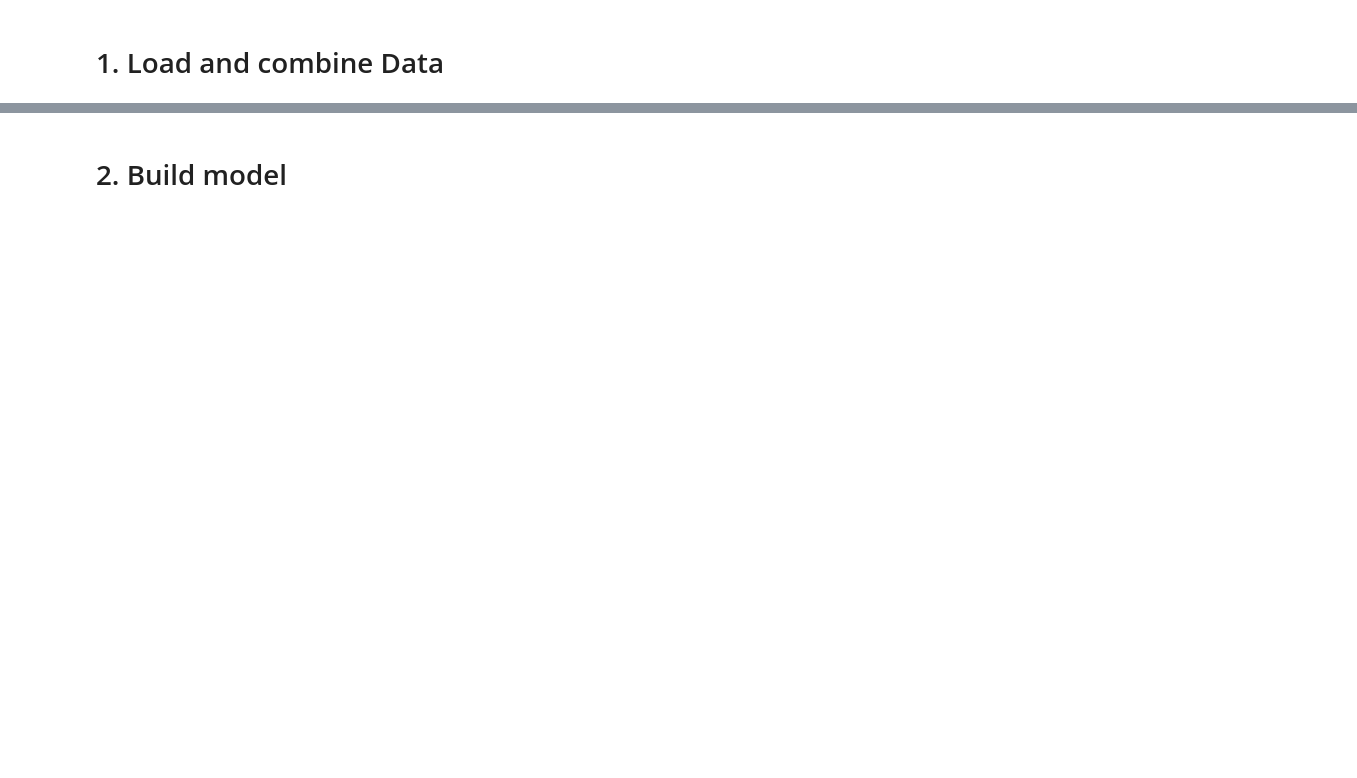
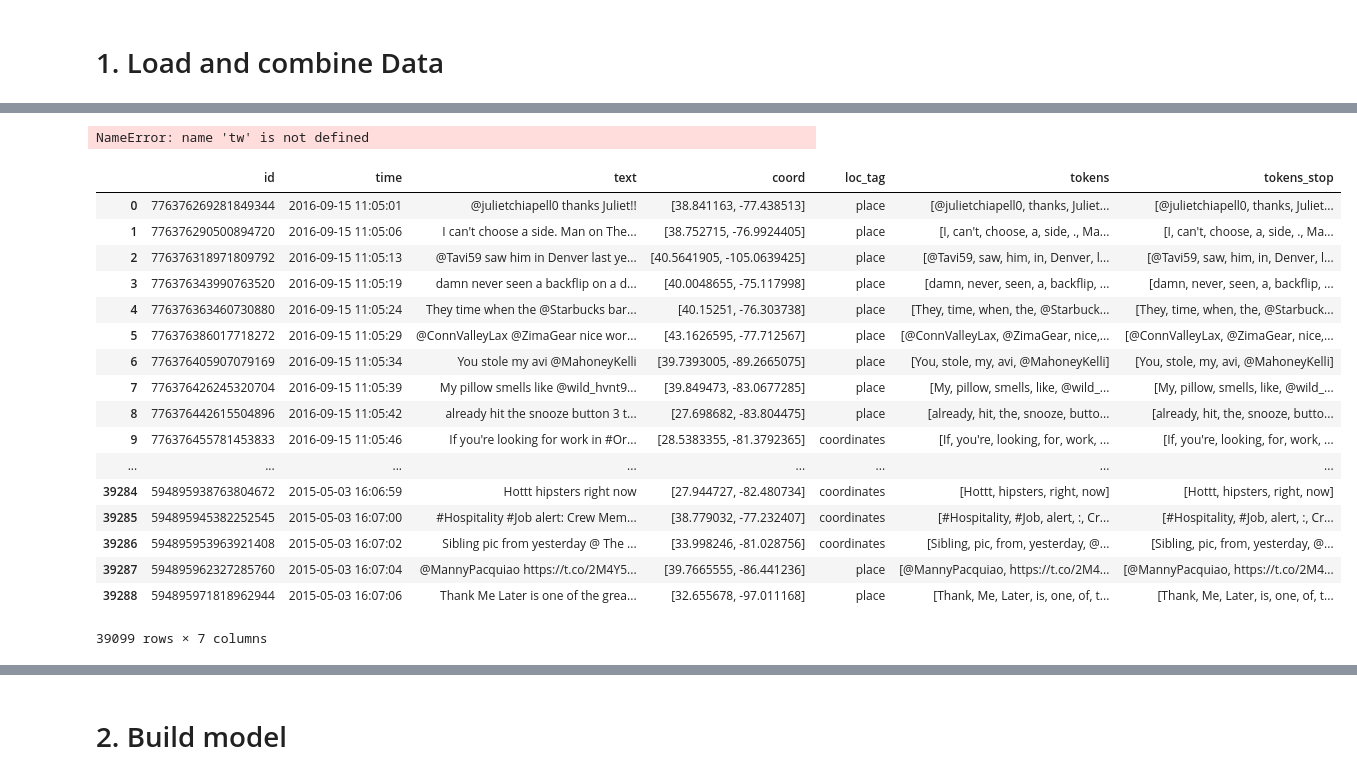
Before and after one commit to DrosoNeuro/Semester_Project, a Jupyter notebook: Analysis_ProcessedTweets/Analysis_ProcessedTweets.ipynb, the cells around one changed output, grey strips where cells are left out. Saved outputs shown, nothing was run; the diff lists cells and outputs as text; code cells hidden in the pictures; blank space fills up the shorter version.

```diff
--- a/Analysis_ProcessedTweets/Analysis_ProcessedTweets.ipynb
+++ b/Analysis_ProcessedTweets/Analysis_ProcessedTweets.ipynb
@@ -312 +423,28 @@ Loading formatted geocoded file...
+# %%
+#del tw["bigrams"]
+tw.to_pickle("PickledTweets_states.pkl")
+# %% [output]
+NameError: name 'tw' is not defined
+# %%
+tw = pd.read_pickle("PickledTweets_states.pkl")
+tw
+# %% [output]
+|  | id | time | text | coord | loc_tag | tokens | tokens_stop |
+| 0 | 776376269281849344 | 2016-09-15 11:05:01 | @julietchiapell0 thanks Juliet!! | [38.841163, -77.438513] | place | [@julietchiapell0, thanks, Juliet... | [@julietchiapell0, thanks, Juliet... |
+| 1 | 776376290500894720 | 2016-09-15 11:05:06 | I can't choose a side. Man on The... | [38.752715, -76.9924405] | place | [I, can't, choose, a, side, ., Ma... | [I, can't, choose, a, side, ., Ma... |
+| 2 | 776376318971809792 | 2016-09-15 11:05:13 | @Tavi59 saw him in Denver last ye... | [40.5641905, -105.0639425] | place | [@Tavi59, saw, him, in, Denver, l... | [@Tavi59, saw, him, in, Denver, l... |
+| 3 | 776376343990763520 | 2016-09-15 11:05:19 | damn never seen a backflip on a d... | [40.0048655, -75.117998] | place | [damn, never, seen, a, backflip, ... | [damn, never, seen, a, backflip, ... |
+| 4 | 776376363460730880 | 2016-09-15 11:05:24 | They time when the @Starbucks bar... | [40.15251, -76.303738] | place | [They, time, when, the, @Starbuck... | [They, time, when, the, @Starbuck... |
+| 5 | 776376386017718272 | 2016-09-15 11:05:29 | @ConnValleyLax @ZimaGear nice wor... | [43.1626595, -77.712567] | place | [@ConnValleyLax, @ZimaGear, nice,... | [@ConnValleyLax, @ZimaGear, nice,... |
+| 6 | 776376405907079169 | 2016-09-15 11:05:34 | You stole my avi @MahoneyKelli | [39.7393005, -89.2665075] | place | [You, stole, my, avi, @MahoneyKelli] | [You, stole, my, avi, @MahoneyKelli] |
+| 7 | 776376426245320704 | 2016-09-15 11:05:39 | My pillow smells like @wild_hvnt9... | [39.849473, -83.0677285] | place | [My, pillow, smells, like, @wild_... | [My, pillow, smells, like, @wild_... |
+| 8 | 776376442615504896 | 2016-09-15 11:05:42 | already hit the snooze button 3 t... | [27.698682, -83.804475] | place | [already, hit, the, snooze, butto... | [already, hit, the, snooze, butto... |
+| 9 | 776376455781453833 | 2016-09-15 11:05:46 | If you're looking for work in #Or... | [28.5383355, -81.3792365] | coordinates | [If, you're, looking, for, work, ... | [If, you're, looking, for, work, ... |
+| ... | ... | ... | ... | ... | ... | ... | ... |
+| 39284 | 594895938763804672 | 2015-05-03 16:06:59 | Hottt hipsters right now | [27.944727, -82.480734] | coordinates | [Hottt, hipsters, right, now] | [Hottt, hipsters, right, now] |
+| 39285 | 594895945382252545 | 2015-05-03 16:07:00 | #Hospitality #Job alert: Crew Mem... | [38.779032, -77.232407] | coordinates | [#Hospitality, #Job, alert, :, Cr... | [#Hospitality, #Job, alert, :, Cr... |
+| 39286 | 594895953963921408 | 2015-05-03 16:07:02 | Sibling pic from yesterday @ The ... | [33.998246, -81.028756] | coordinates | [Sibling, pic, from, yesterday, @... | [Sibling, pic, from, yesterday, @... |
+| 39287 | 594895962327285760 | 2015-05-03 16:07:04 | @MannyPacquiao https://t.co/2M4Y5... | [39.7665555, -86.441236] | place | [@MannyPacquiao, https://t.co/2M4... | [@MannyPacquiao, https://t.co/2M4... |
+| 39288 | 594895971818962944 | 2015-05-03 16:07:06 | Thank Me Later is one of the grea... | [32.655678, -97.011168] | place | [Thank, Me, Later, is, one, of, t... | [Thank, Me, Later, is, one, of, t... |
+39099 rows × 7 columns
 # %%
```
Also changed, not shown: parts of 32 cells of this notebook, 2 other files.
